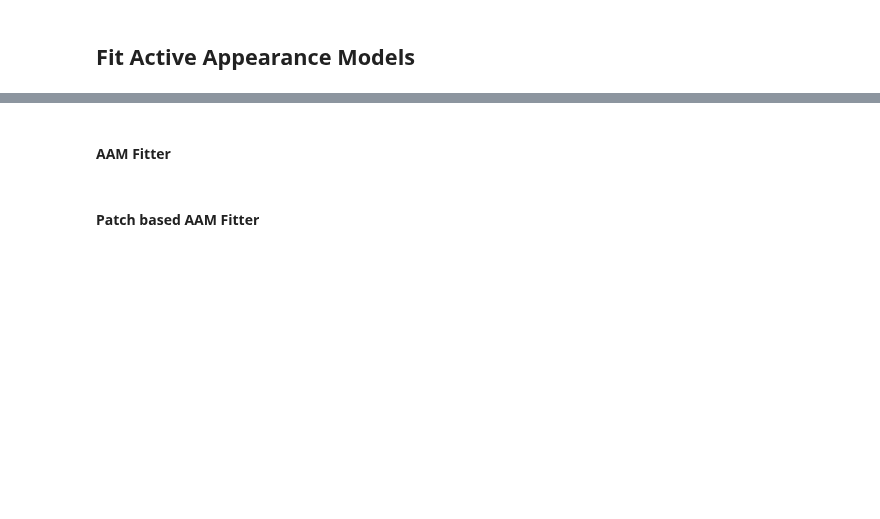
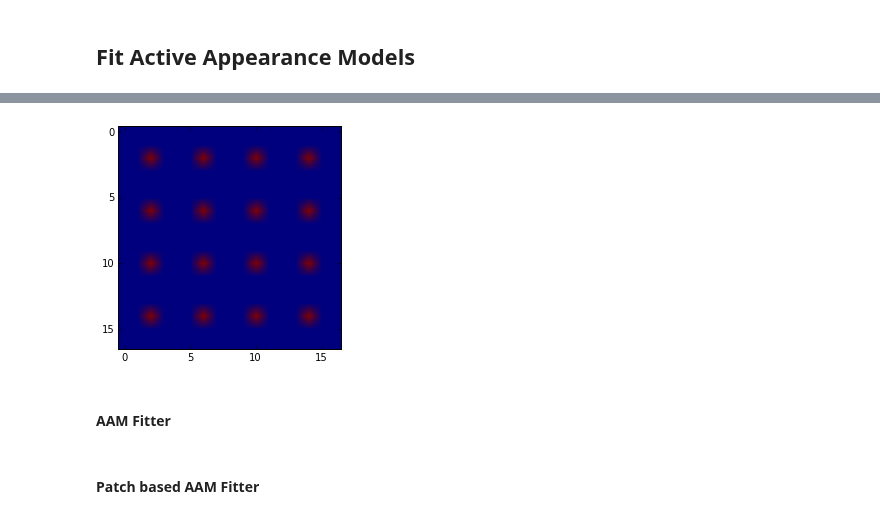
Before and after one commit to jalabort/scrap2, a Jupyter notebook: notebooks/MenpoFit/AAM/Check SD AAMs .ipynb, the cells around one changed output, grey strips where cells are left out. Drawn from its saved outputs; the diff is of its cells as text; code cells hidden in the pictures; blank space fills up the shorter version.

```diff
--- a/notebooks/MenpoFit/AAM/Check SD AAMs .ipynb
+++ b/notebooks/MenpoFit/AAM/Check SD AAMs .ipynb
@@ -162,8 +195,10 @@ sampling_masks = [sampling_mask]
 # %%
 sampling_mask = parts_mask = np.require(np.zeros(patch_shape, dtype=np.bool))
-sampling_mask[5:12:2, 5:12:2] = True
+sampling_mask[2::4, 2::4] = True
 imshow(sampling_mask)
 sampling_masks.append(sampling_mask)
+# %% [output]
+[figure, added]
 # %% [markdown]
 #### AAM Fitter
 # %%
```
Also changed, not shown: parts of 11 cells of this notebook.
